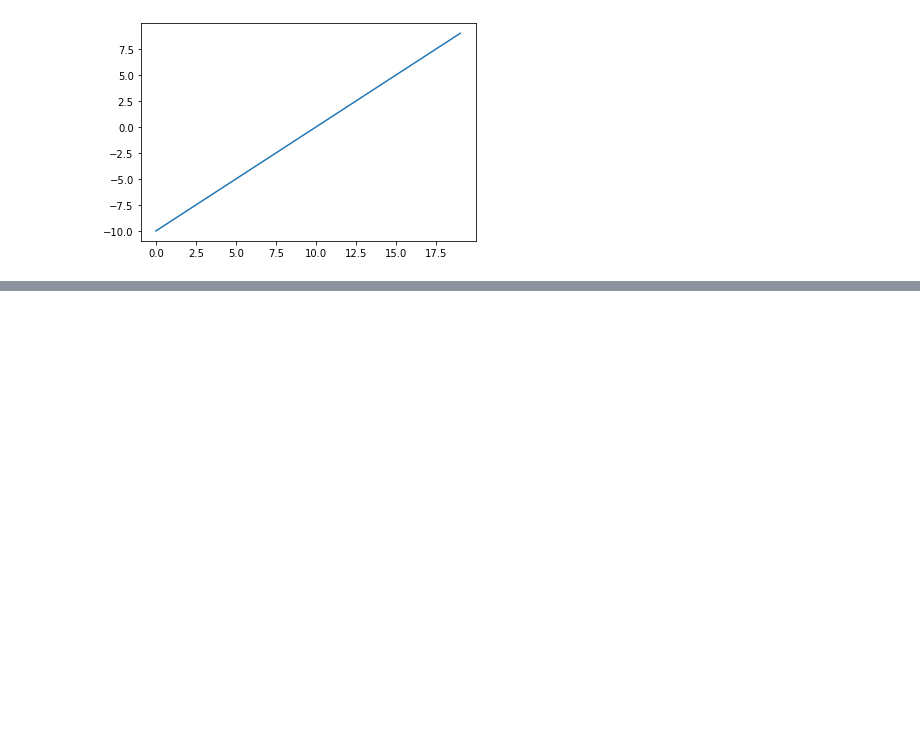
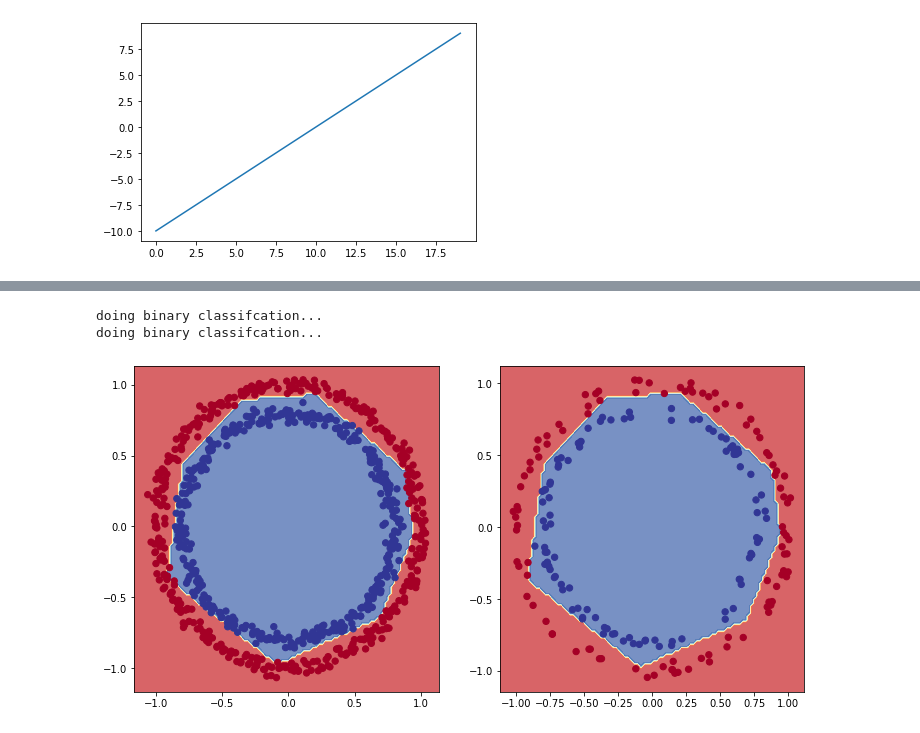
Before and after one commit to VinoJose/Tensorflow, a Jupyter notebook: 02_neural_network_classification_in_tensorflow.ipynb, the cells around one changed output, grey strips where cells are left out. Saved outputs shown, nothing was run; the diff lists cells and outputs as text; code cells hidden in the pictures; blank space fills up the shorter version.

```diff
--- a/02_neural_network_classification_in_tensorflow.ipynb
+++ b/02_neural_network_classification_in_tensorflow.ipynb
@@ -415,0 +431,4 @@ plt.plot(tf.keras.activations.linear(A))
+# %%
+X_train, y_train = X[:800], y[:800]
+X_test, y_test = X[800:], y[800:]
+X_train.shape, y_train.shape, X_test.shape, y_test.shape
@@ -415,0 +437,13 @@ plt.plot(tf.keras.activations.linear(A))
+# %%
+tf.random.set_seed(42)
+
+model_8 = tf.keras.Sequential([
+                               tf.keras.layers.Dense(4, activation="relu"),
+                               tf.keras.layers.Dense(4, activation="relu"),
+                               tf.keras.layers.Dense(1, activation="sigmoid")
+])
+
+model_8.compile(loss="binary_crossentropy",
+                optimizer=tf.keras.optimizers.Adam(lr=0.01),
+                metrics=["accuracy"])
+history = model_8.fit(X_train, y_train, epochs=25)
@@ -415,0 +473,12 @@ plt.plot(tf.keras.activations.linear(A))
+# %%
+# Plot the decision boundary for training and test datasets
+plt.figure(figsize=(12,6))
+plt.subplot(1,2,1)
+plot_decision_boundary(model_8, X_train, y_train)
+plt.subplot(1,2,2)
+plot_decision_boundary(model_8, X_test, y_test)
+plt.show()
+# %% [output]
+doing binary classifcation...
+doing binary classifcation...
+[figure, added]
```
Also changed, not shown: parts of 7 cells of this notebook.
